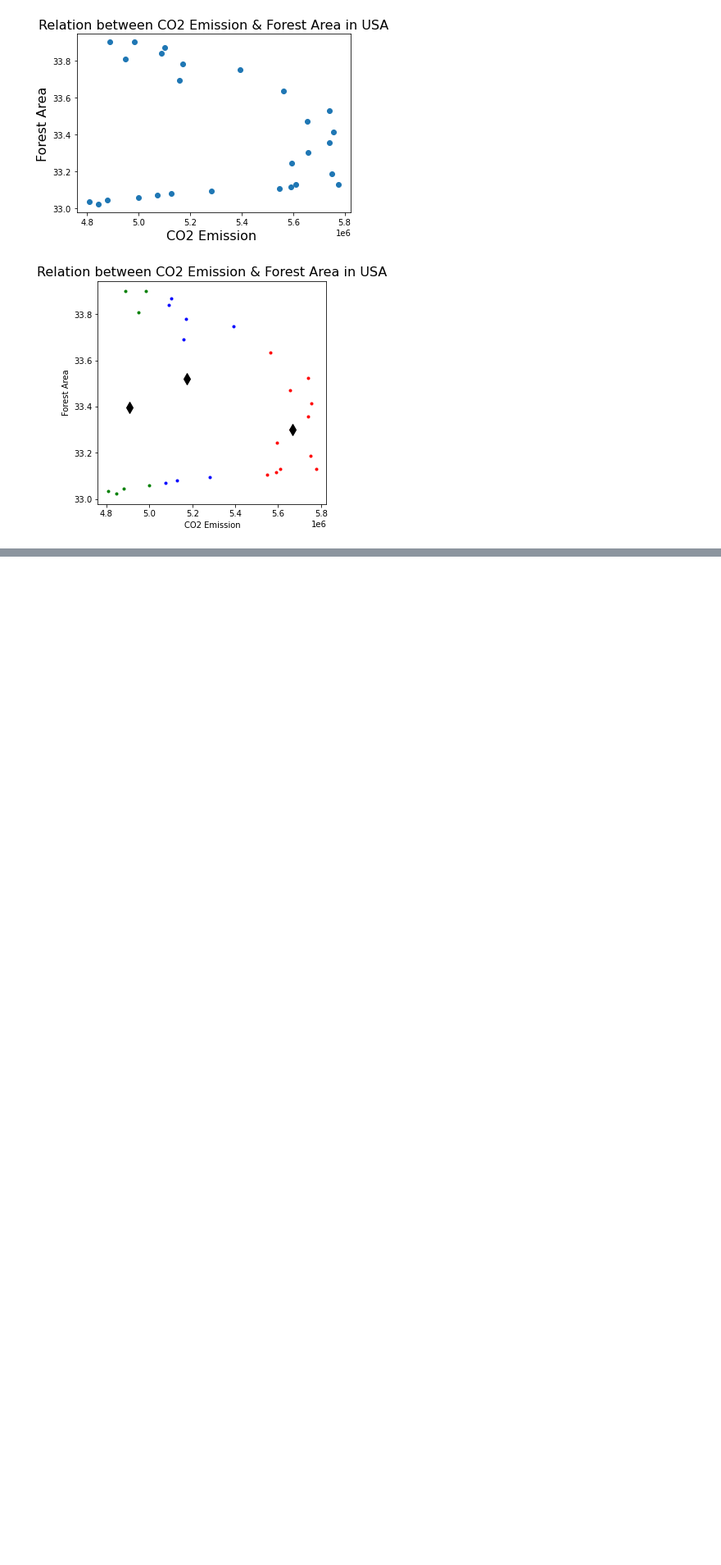
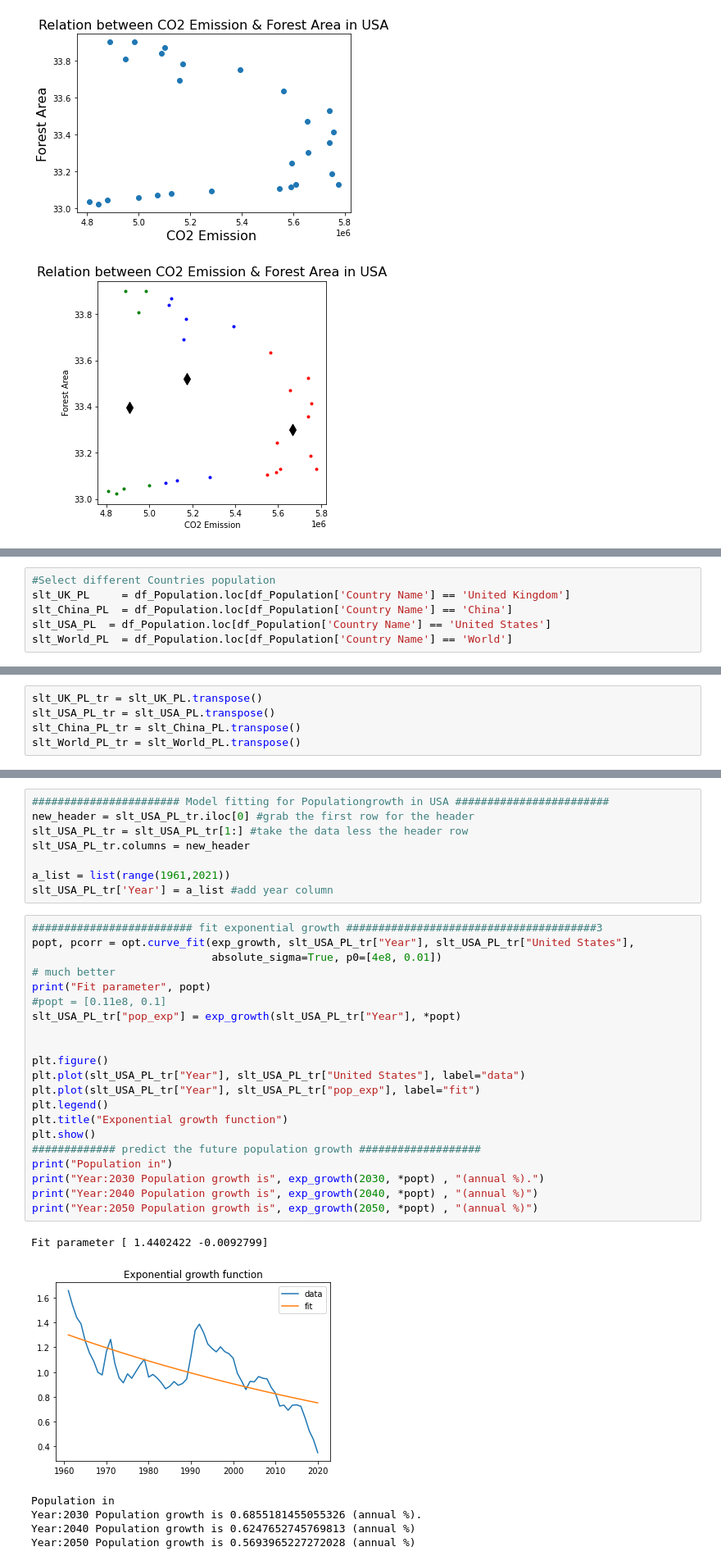
Before and after one commit to Krishnasasi21/ADS_Assignment3, a Jupyter notebook: Krishna_ADS_Assignment3.ipynb, the cells around one changed output, grey strips where cells are left out. Shown at 82% size. Drawn from its saved outputs; the diff is of its cells as text; blank space fills up the shorter version.

```diff
--- a/Krishna_ADS_Assignment3.ipynb
+++ b/Krishna_ADS_Assignment3.ipynb
@@ -437,0 +442,6 @@ plt.show()
+# %%
+#Select different Countries population
+slt_UK_PL     = df_Population.loc[df_Population['Country Name'] == 'United Kingdom']
+slt_China_PL  = df_Population.loc[df_Population['Country Name'] == 'China']
+slt_USA_PL  = df_Population.loc[df_Population['Country Name'] == 'United States']
+slt_World_PL  = df_Population.loc[df_Population['Country Name'] == 'World']
@@ -437,0 +453,5 @@ plt.show()
+# %%
+slt_UK_PL_tr = slt_UK_PL.transpose()
+slt_USA_PL_tr = slt_USA_PL.transpose()
+slt_China_PL_tr = slt_China_PL.transpose()
+slt_World_PL_tr = slt_World_PL.transpose()
@@ -437,0 +495,36 @@ plt.show()
+# %%
+####################### Model fitting for Populationgrowth in USA ########################
+new_header = slt_USA_PL_tr.iloc[0] #grab the first row for the header
+slt_USA_PL_tr = slt_USA_PL_tr[1:] #take the data less the header row
+slt_USA_PL_tr.columns = new_header
+
+a_list = list(range(1961,2021))
+slt_USA_PL_tr['Year'] = a_list #add year column
+# %%
+######################### fit exponential growth #######################################3
+popt, pcorr = opt.curve_fit(exp_growth, slt_USA_PL_tr["Year"], slt_USA_PL_tr["United States"],
+                            absolute_sigma=True, p0=[4e8, 0.01])
+# much better
+print("Fit parameter", popt)
+#popt = [0.11e8, 0.1]
+slt_USA_PL_tr["pop_exp"] = exp_growth(slt_USA_PL_tr["Year"], *popt)
+
+
+plt.figure()
+plt.plot(slt_USA_PL_tr["Year"], slt_USA_PL_tr["United States"], label="data")
+plt.plot(slt_USA_PL_tr["Year"], slt_USA_PL_tr["pop_exp"], label="fit")
+plt.legend()
+plt.title("Exponential growth function")
+plt.show()
+############# predict the future population growth ###################
+print("Population in")
+print("Year:2030 Population growth is", exp_growth(2030, *popt) , "(annual %).")
+print("Year:2040 Population growth is", exp_growth(2040, *popt) , "(annual %)")
+print("Year:2050 Population growth is", exp_growth(2050, *popt) , "(annual %)")
+# %% [output]
+Fit parameter [ 1.4402422 -0.0092799]
+[figure, added]
+Population in
+Year:2030 Population growth is 0.6855181455055326 (annual %).
+Year:2040 Population growth is 0.6247652745769813 (annual %)
+Year:2050 Population growth is 0.5693965227272028 (annual %)
```
Also changed, not shown: parts of 14 cells of this notebook.
